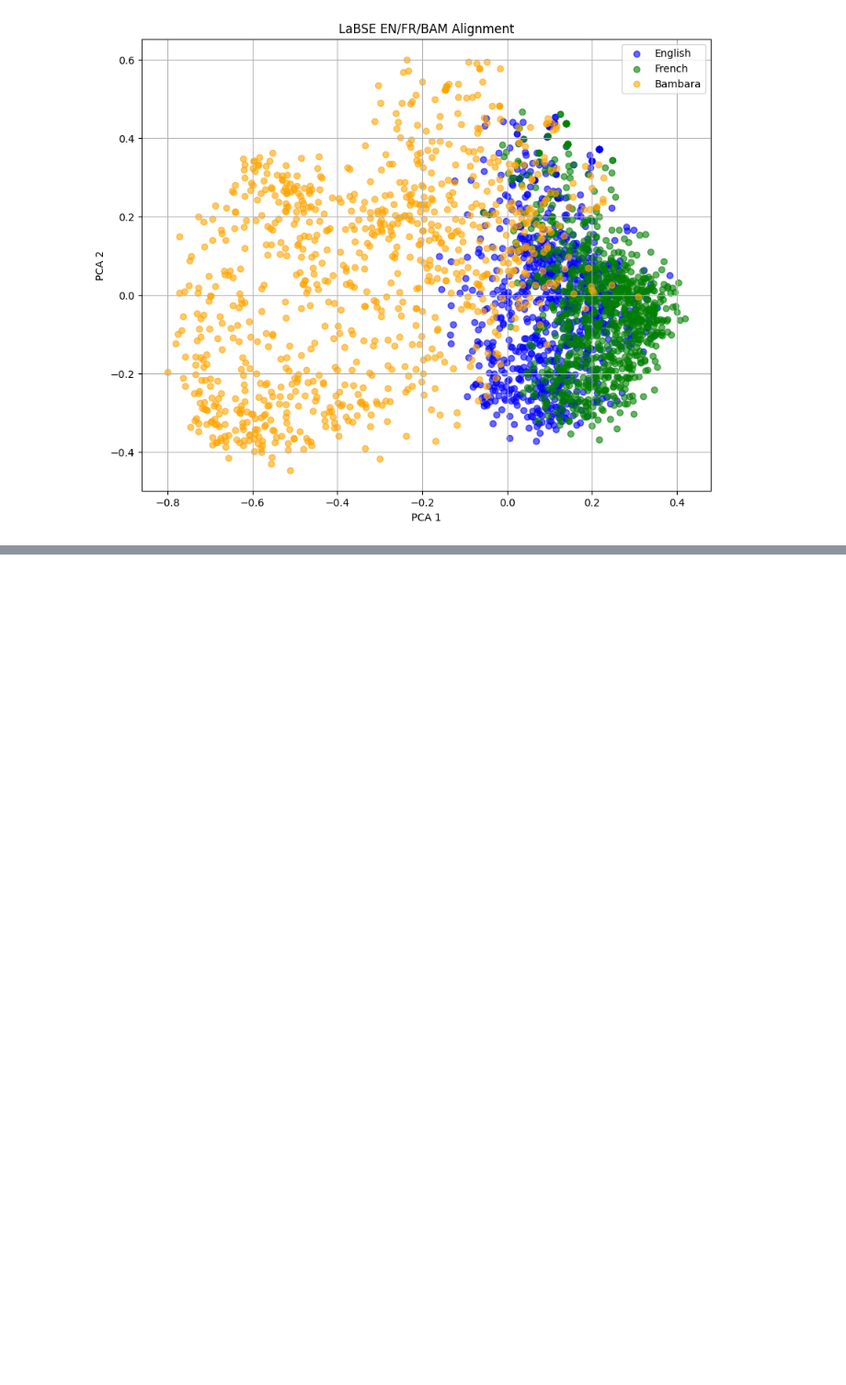
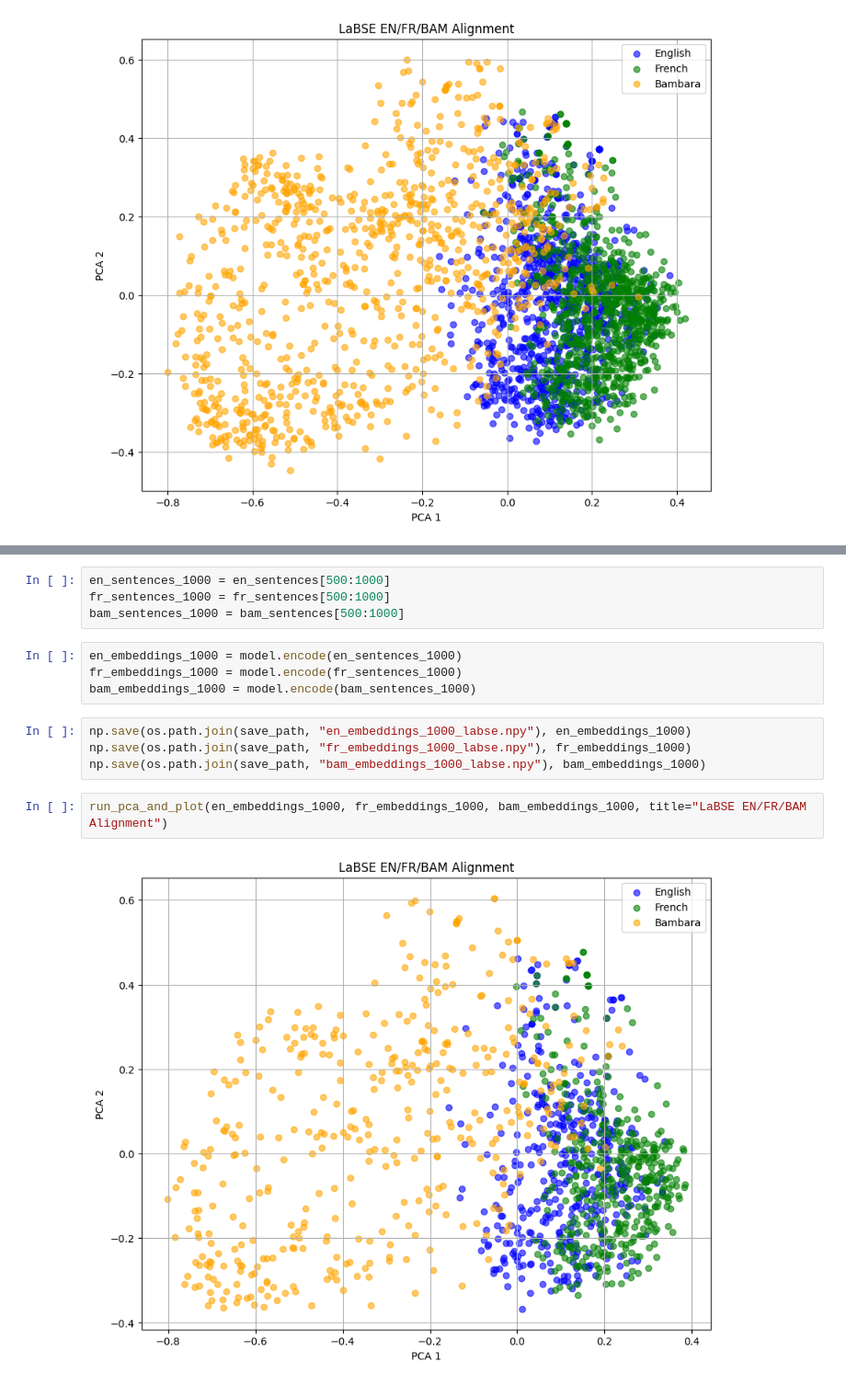
Before and after one commit to FaezeM/NLP_Bambara, a Jupyter notebook: normal_labse_pca.ipynb, the cells around one changed output, grey strips where cells are left out. Shown at 92% size. Saved outputs shown, nothing was run; the diff lists cells and outputs as text; blank space fills up the shorter version.

```diff
--- a/normal_labse_pca.ipynb
+++ b/normal_labse_pca.ipynb
@@ -153,0 +170,16 @@ run_pca_and_plot(en_embeddings, fr_embeddings, bam_embeddings, title="LaBSE EN/F
+# %%
+en_sentences_1000 = en_sentences[500:1000]
+fr_sentences_1000 = fr_sentences[500:1000]
+bam_sentences_1000 = bam_sentences[500:1000]
+# %%
+en_embeddings_1000 = model.encode(en_sentences_1000)
+fr_embeddings_1000 = model.encode(fr_sentences_1000)
+bam_embeddings_1000 = model.encode(bam_sentences_1000)
+# %%
+np.save(os.path.join(save_path, "en_embeddings_1000_labse.npy"), en_embeddings_1000)
+np.save(os.path.join(save_path, "fr_embeddings_1000_labse.npy"), fr_embeddings_1000)
+np.save(os.path.join(save_path, "bam_embeddings_1000_labse.npy"), bam_embeddings_1000)
+# %%
+run_pca_and_plot(en_embeddings_1000, fr_embeddings_1000, bam_embeddings_1000, title="LaBSE EN/FR/BAM Alignment")
+# %% [output]
+[figure, added]
```
Also changed, not shown: parts of 4 cells of this notebook.
